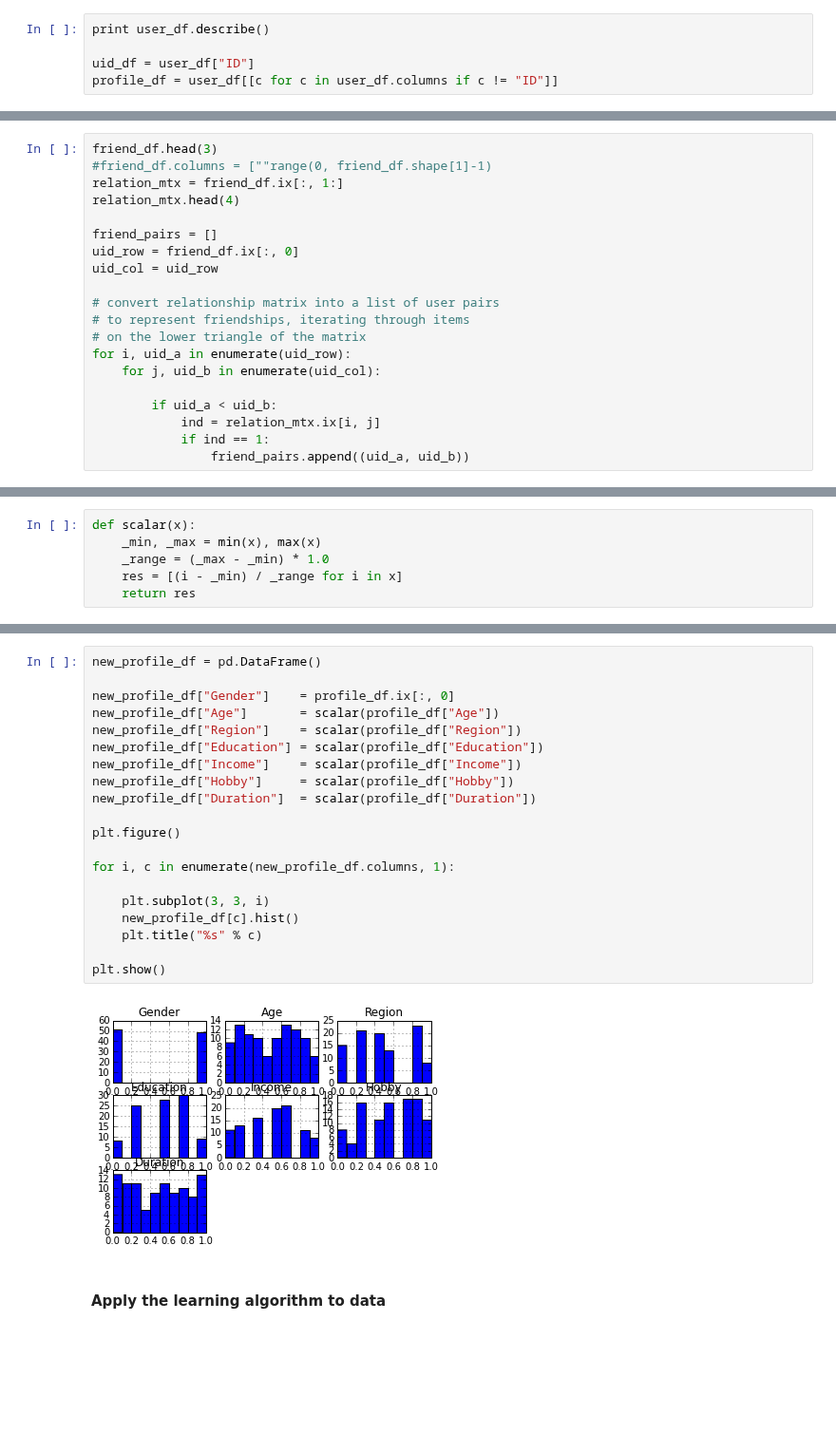
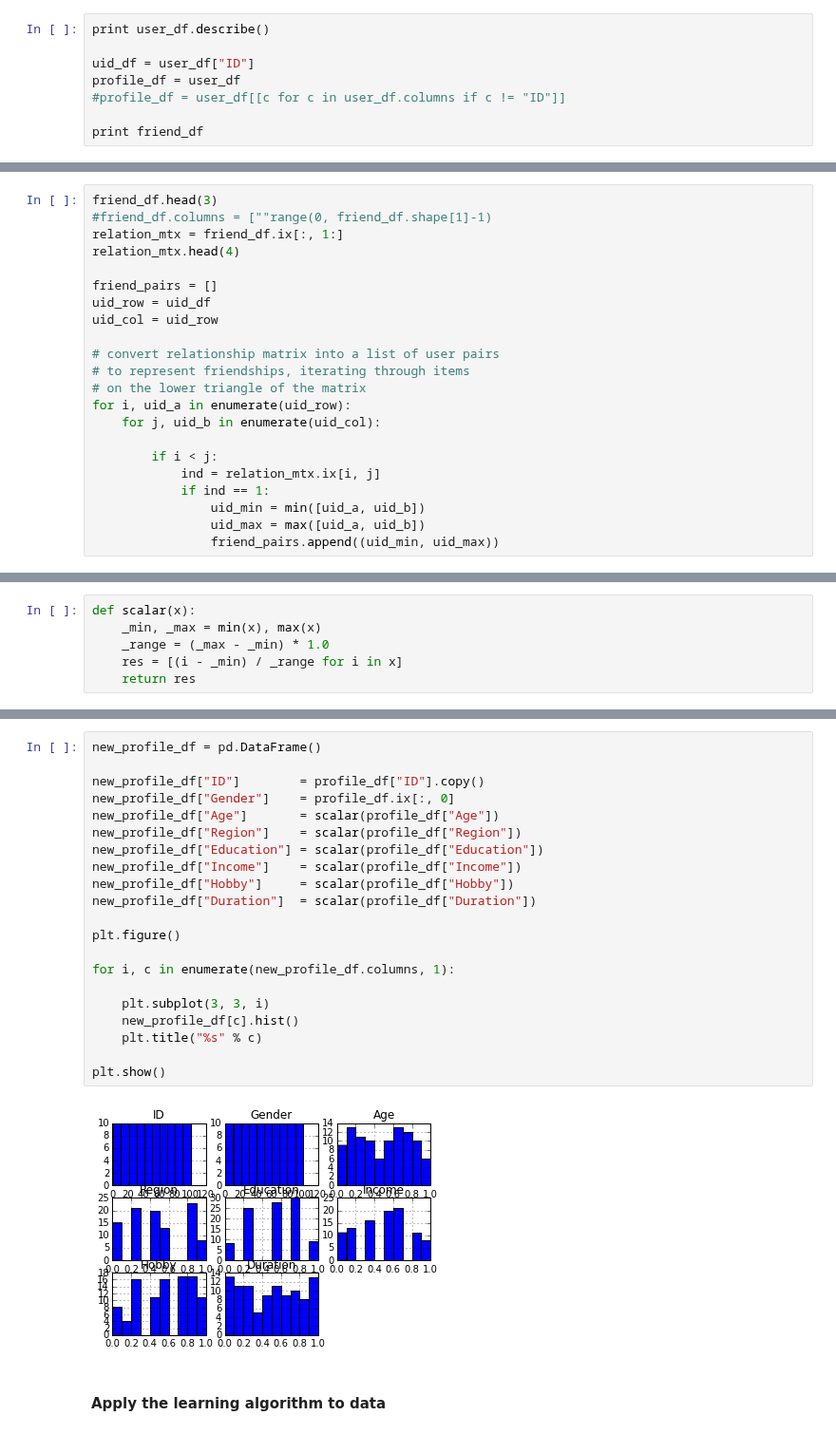
Before and after one commit to beingzy/phd_experiment, a Jupyter notebook: algorithm_test_drhuang_data.ipynb, the cells around one changed output, grey strips where cells are left out. Shown at 95% size. Saved outputs shown, nothing was run; the diff lists cells and outputs as text; blank space fills up the shorter version.

```diff
--- a/algorithm_test_drhuang_data.ipynb
+++ b/algorithm_test_drhuang_data.ipynb
@@ -40,7 +40,10 @@ friend_df = pd.read_csv("data/drhuang_friend.csv", header=0,)
 print user_df.describe()
 
 uid_df = user_df["ID"]
-profile_df = user_df[[c for c in user_df.columns if c != "ID"]]
+profile_df = user_df
+#profile_df = user_df[[c for c in user_df.columns if c != "ID"]]
+
+print friend_df
 # %% [output]
                ID     Gender          Age      Region   Education      Income  \
 count  100.000000  100.000000  100.000000  100.000000  100.000000  100.000000
@@ -68,7 +89,7 @@ relation_mtx = friend_df.ix[:, 1:]
 relation_mtx.head(4)
 
 friend_pairs = []
-uid_row = friend_df.ix[:, 0]
+uid_row = uid_df
 uid_col = uid_row
 
 # convert relationship matrix into a list of user pairs
@@ -77,10 +98,12 @@ uid_col = uid_row
 for i, uid_a in enumerate(uid_row):
     for j, uid_b in enumerate(uid_col):
 
-        if uid_a < uid_b:
+        if i < j:
             ind = relation_mtx.ix[i, j]
             if ind == 1:
-                friend_pairs.append((uid_a, uid_b))
+                uid_min = min([uid_a, uid_b])
+                uid_max = max([uid_a, uid_b])
+                friend_pairs.append((uid_min, uid_max))
 # %%
 # load relationship into networkx.Graph()
 from networkx import Graph
@@ -133,25 +156,26 @@ plt.show()
 # %%
 new_profile_df = pd.DataFrame()
 
+new_profile_df["ID"]        = profile_df["ID"].copy()
 new_profile_df["Gender"]    = profile_df.ix[:, 0]
 new_profile_df["Age"]       = scalar(profile_df["Age"])
 new_profile_df["Region"]    = scalar(profile_df["Region"])
 new_profile_df["Education"] = scalar(profile_df["Education"])
 new_profile_df["Income"]    = scalar(profile_df["Income"])
 new_profile_df["Hobby"]     = scalar(profile_df["Hobby"])
 new_profile_df["Duration"]  = scalar(profile_df["Duration"])
 
 plt.figure()
 
 for i, c in enumerate(new_profile_df.columns, 1):
 
     plt.subplot(3, 3, i)
     new_profile_df[c].hist()
     plt.title("%s" % c)
 
 plt.show()
 # %% [output]
-[figure, old version]
+[figure, new version]
 # %% [markdown]
 #### Apply the learning algorithm to data
 # %%
```
Also changed, not shown: parts of 13 cells of this notebook, 2 other files.
